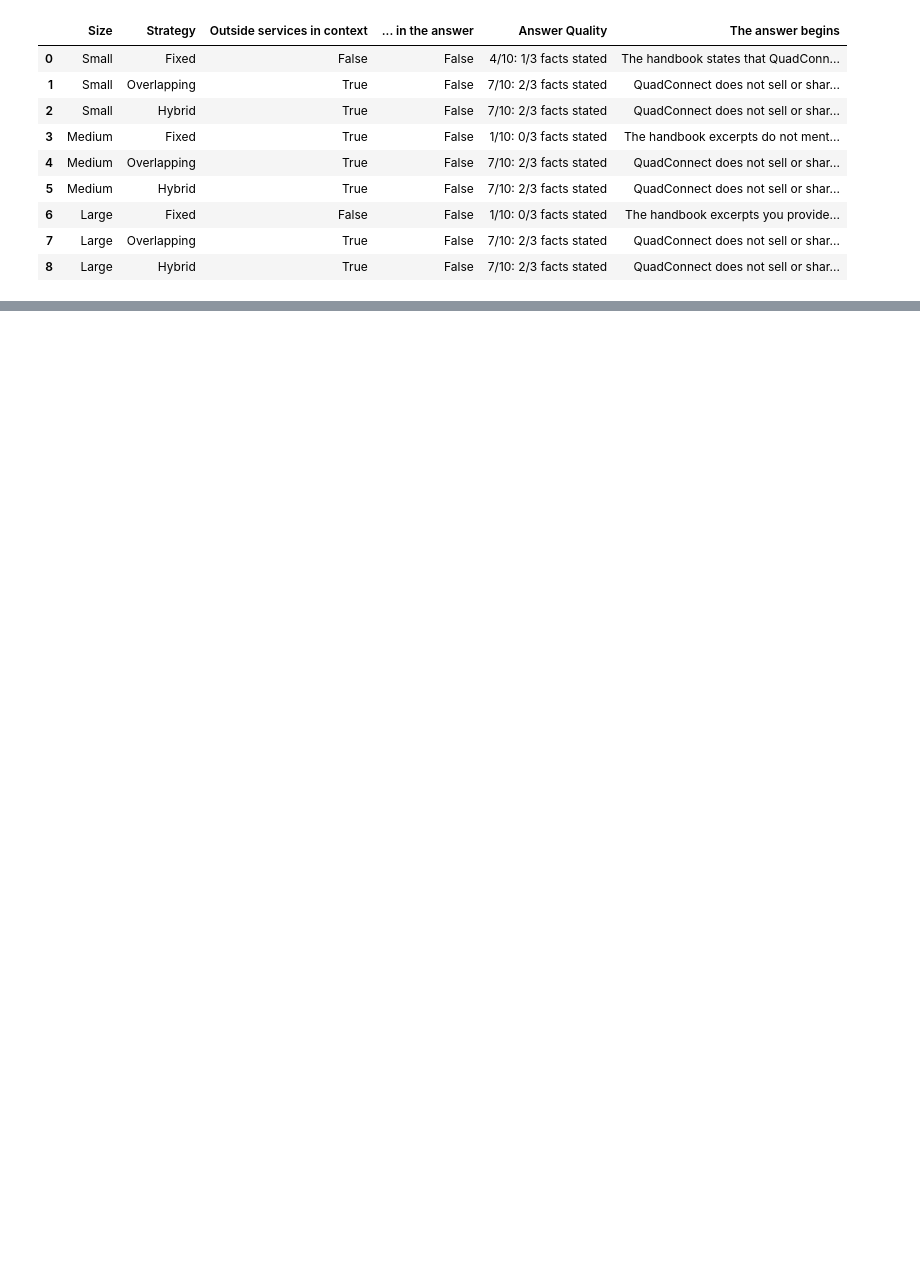
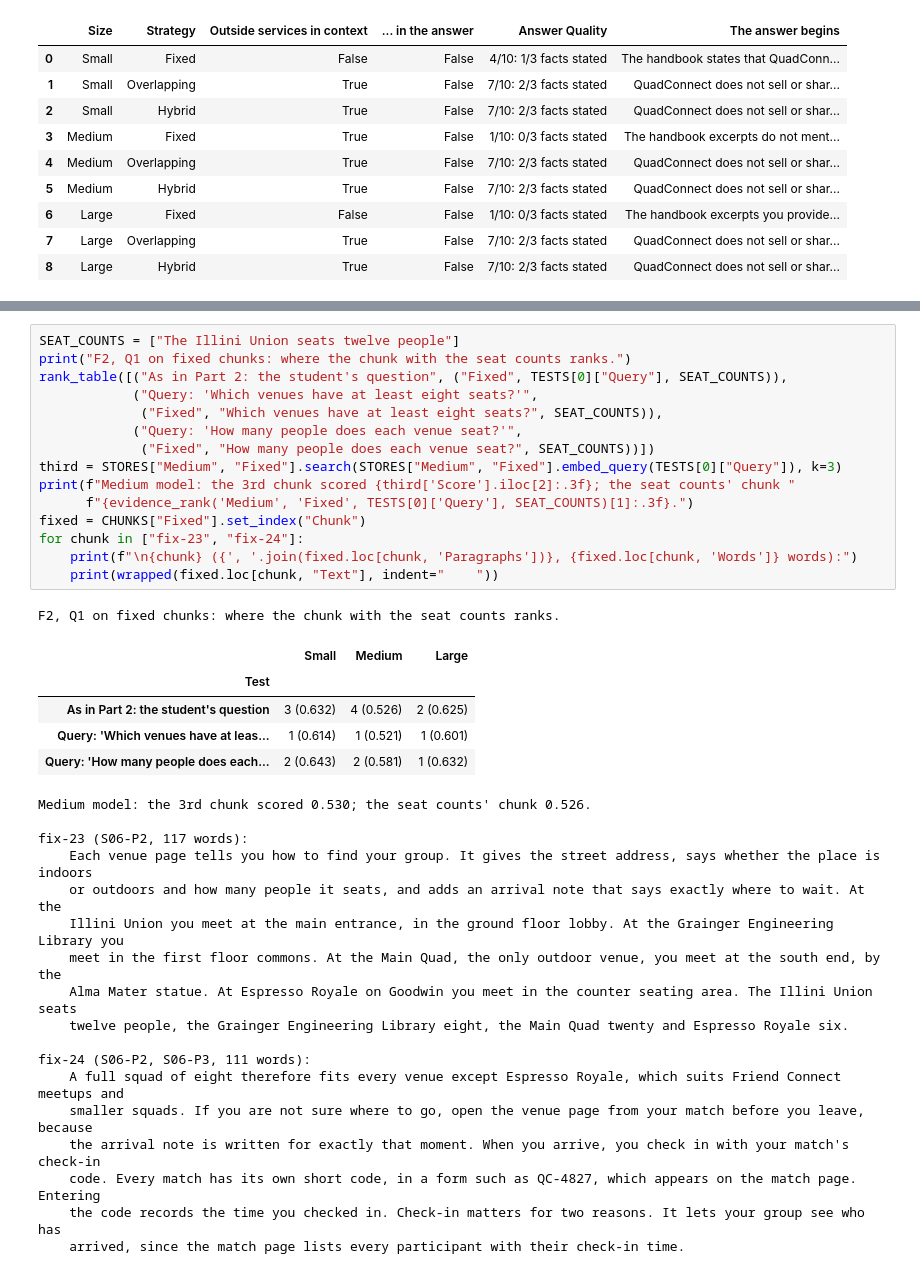
Before and after one commit to manojkmohan5/13_QuadConnect, a Jupyter notebook: rag/rag_system.ipynb, the cells around one changed output, grey strips where cells are left out. Drawn from its saved outputs; the diff is of its cells as text; blank space fills up the shorter version.

```diff
--- a/rag/rag_system.ipynb
+++ b/rag/rag_system.ipynb
@@ -1805,0 +1866,39 @@ Q1 on the medium model with fixed chunks: Our squad has eight people. Which venu
+# %%
+SEAT_COUNTS = ["The Illini Union seats twelve people"]
+print("F2, Q1 on fixed chunks: where the chunk with the seat counts ranks.")
+rank_table([("As in Part 2: the student's question", ("Fixed", TESTS[0]["Query"], SEAT_COUNTS)),
+            ("Query: 'Which venues have at least eight seats?'",
+             ("Fixed", "Which venues have at least eight seats?", SEAT_COUNTS)),
+            ("Query: 'How many people does each venue seat?'",
+             ("Fixed", "How many people does each venue seat?", SEAT_COUNTS))])
+third = STORES["Medium", "Fixed"].search(STORES["Medium", "Fixed"].embed_query(TESTS[0]["Query"]), k=3)
+print(f"Medium model: the 3rd chunk scored {third['Score'].iloc[2]:.3f}; the seat counts' chunk "
+      f"{evidence_rank('Medium', 'Fixed', TESTS[0]['Query'], SEAT_COUNTS)[1]:.3f}.")
+fixed = CHUNKS["Fixed"].set_index("Chunk")
+for chunk in ["fix-23", "fix-24"]:
+    print(f"\n{chunk} ({', '.join(fixed.loc[chunk, 'Paragraphs'])}, {fixed.loc[chunk, 'Words']} words):")
+    print(wrapped(fixed.loc[chunk, "Text"], indent="    "))
+# %% [output]
+F2, Q1 on fixed chunks: where the chunk with the seat counts ranks.
+|  | Small | Medium | Large |
+| Test |  |  |  |
+| As in Part 2: the student's question | 3 (0.632) | 4 (0.526) | 2 (0.625) |
+| Query: 'Which venues have at leas... | 1 (0.614) | 1 (0.521) | 1 (0.601) |
+| Query: 'How many people does each... | 2 (0.643) | 2 (0.581) | 1 (0.632) |
+Medium model: the 3rd chunk scored 0.530; the seat counts' chunk 0.526.
+
+fix-23 (S06-P2, 117 words):
+    Each venue page tells you how to find your group. It gives the street address, says whether the place is indoors
+    or outdoors and how many people it seats, and adds an arrival note that says exactly where to wait. At the
+    Illini Union you meet at the main entrance, in the ground floor lobby. At the Grainger Engineering Library you
+    meet in the first floor commons. At the Main Quad, the only outdoor venue, you meet at the south end, by the
+    Alma Mater statue. At Espresso Royale on Goodwin you meet in the counter seating area. The Illini Union seats
+    twelve people, the Grainger Engineering Library eight, the Main Quad twenty and Espresso Royale six.
+
+fix-24 (S06-P2, S06-P3, 111 words):
+    A full squad of eight therefore fits every venue except Espresso Royale, which suits Friend Connect meetups and
+    smaller squads. If you are not sure where to go, open the venue page from your match before you leave, because
+    the arrival note is written for exactly that moment. When you arrive, you check in with your match's check-in
+    code. Every match has its own short code, in a form such as QC-4827, which appears on the match page. Entering
+    the code records the time you checked in. Check-in matters for two reasons. It lets your group see who has
+    arrived, since the match page lists every participant with their check-in time.
```
Also changed, not shown: parts of 11 cells of this notebook, 7 other files.
